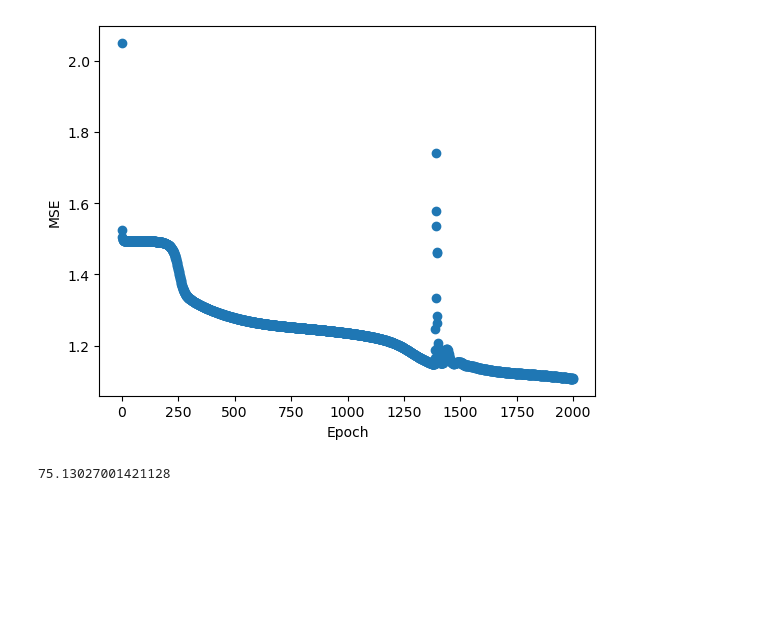
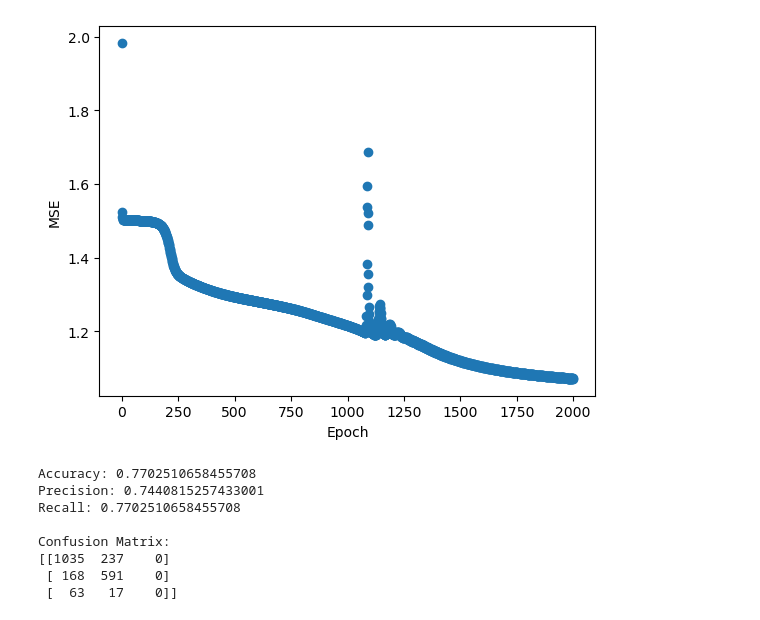
Before and after one commit to rodsan05/Practica6APA, a Jupyter notebook: Practica6.ipynb, the cells around one changed output. Cells and saved outputs as stored; diff of their text form; code cells hidden in the pictures; blank space fills up the shorter version.

```diff
--- a/Practica6.ipynb
+++ b/Practica6.ipynb
@@ -214,7 +195,6 @@ X_train, X_test, y_train, y_test = train_test_split(X, y, test_size=0.2)
 from sklearn.preprocessing import LabelEncoder
 from sklearn.preprocessing import OneHotEncoder
 import ann
-import utils
 
 label_encoder = LabelEncoder()
 y_train_encoded = label_encoder.fit_transform(y_train)
@@ -226,37 +206,52 @@ num_classes = 3
 # Crear una instancia del OneHotEncoder
 encoder = OneHotEncoder(sparse=False, categories='auto')
 
 # Ajustar y transformar los datos de entrenamiento
 y_train_onehot = encoder.fit_transform(y_train_encoded.reshape(-1, 1))
 
 epsilon0 = -0.12
 epsilon1 = 0.12
 
 #escalado de rangos (https://stats.stackexchange.com/questions/281162/scale-a-number-between-a-range)
 theta1 = np.random.rand(25, 9) * (epsilon1 - epsilon0) + epsilon0
 theta2 = np.random.rand(15, 26) * (epsilon1 - epsilon0) + epsilon0
 theta3 = np.random.rand(3, 16) * (epsilon1 - epsilon0) + epsilon0
 thetas = [theta1, theta2, theta3]
 
-#utils.checkNNGradients(ann.backprop, 1)
 lambda_ = 1
 alpha = 1
 epochs = 2000
 history, thetas = ann.gradient_descent(X_train, y_train_onehot, alpha, epochs, thetas, lambda_)
 
 scatter = plt.scatter(x = range(epochs), y = history, marker = 'o')
 plt.xlabel("Epoch")
 plt.ylabel("MSE")
 plt.show()
 
 activations = ann.predict(thetas, X_test)
 
 pred = np.argmax(activations[len(activations) - 1], axis = 1)
 
-accuracy = np.mean(pred == y_test_encoded) * 100
-print(accuracy)
+
+accuracy = accuracy_score(y_test_encoded, pred)
+precision = precision_score(y_test_encoded, pred, average='weighted')
+recall = recall_score(y_test_encoded, pred, average='weighted')
+conf_matrix = confusion_matrix(y_test_encoded, pred)
+
+print("Accuracy:", accuracy)
+print("Precision:", precision)
+print("Recall:", recall)
+print("\nConfusion Matrix:")
+print(conf_matrix)
 # %% [output]
-[figure, old version]
+[figure, new version]
-75.13027001421128
+Accuracy: 0.7702510658455708
+Precision: 0.7440815257433001
+Recall: 0.7702510658455708
+
+Confusion Matrix:
+[[1035  237    0]
+ [ 168  591    0]
+ [  63   17    0]]
 # %%
 # MLP de SKLearn
```
Also changed, not shown: parts of 12 cells of this notebook, 1 other file.
